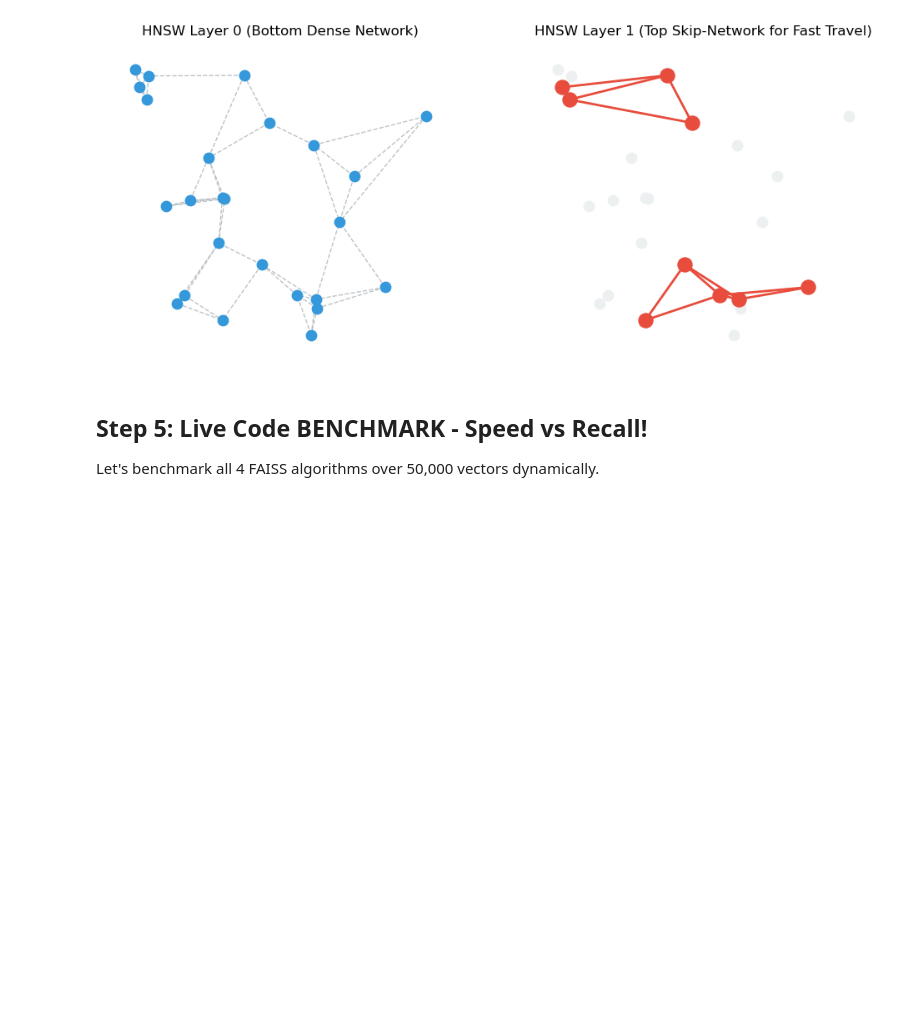
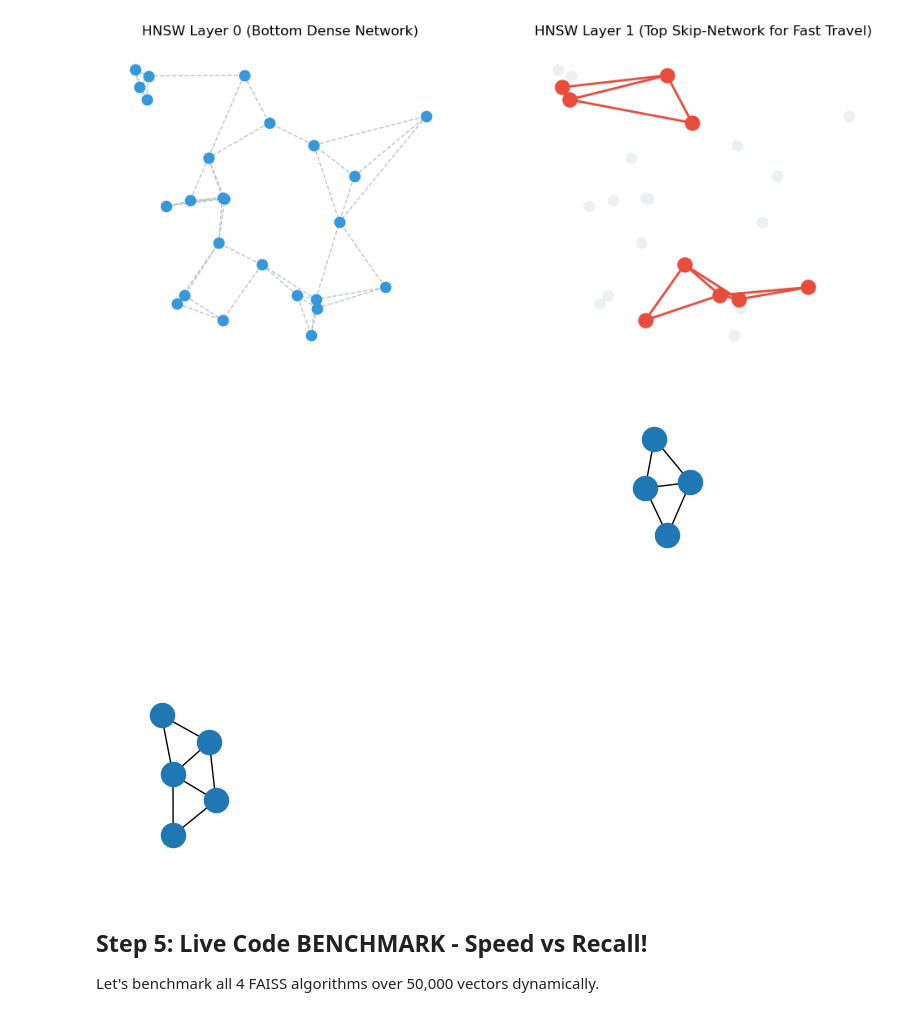
Before and after one commit to JoesSattes/Vector-Database-Practice-Courses, a Jupyter notebook: foundation/Notebook_2_FAISS.ipynb, the cells around one changed output. Drawn from its saved outputs; the diff is of its cells as text; code cells hidden in the pictures; blank space fills up the shorter version.

```diff
--- a/foundation/Notebook_2_FAISS.ipynb
+++ b/foundation/Notebook_2_FAISS.ipynb
@@ -208,6 +208,10 @@ nx.draw(G1, pos, ax=ax2, node_size=150, node_color='#e74c3c', edge_color='#e74c3
 plt.show()
 # %% [output]
 [figure]
+# %%
+nx.draw(G1)
+# %% [output]
+[figure, added]
 # %% [markdown]
 ## Step 5: Live Code BENCHMARK - Speed vs Recall!
 Let's benchmark all 4 FAISS algorithms over 50,000 vectors dynamically.
```
Also changed, not shown: parts of 4 cells of this notebook, 4 other files.
